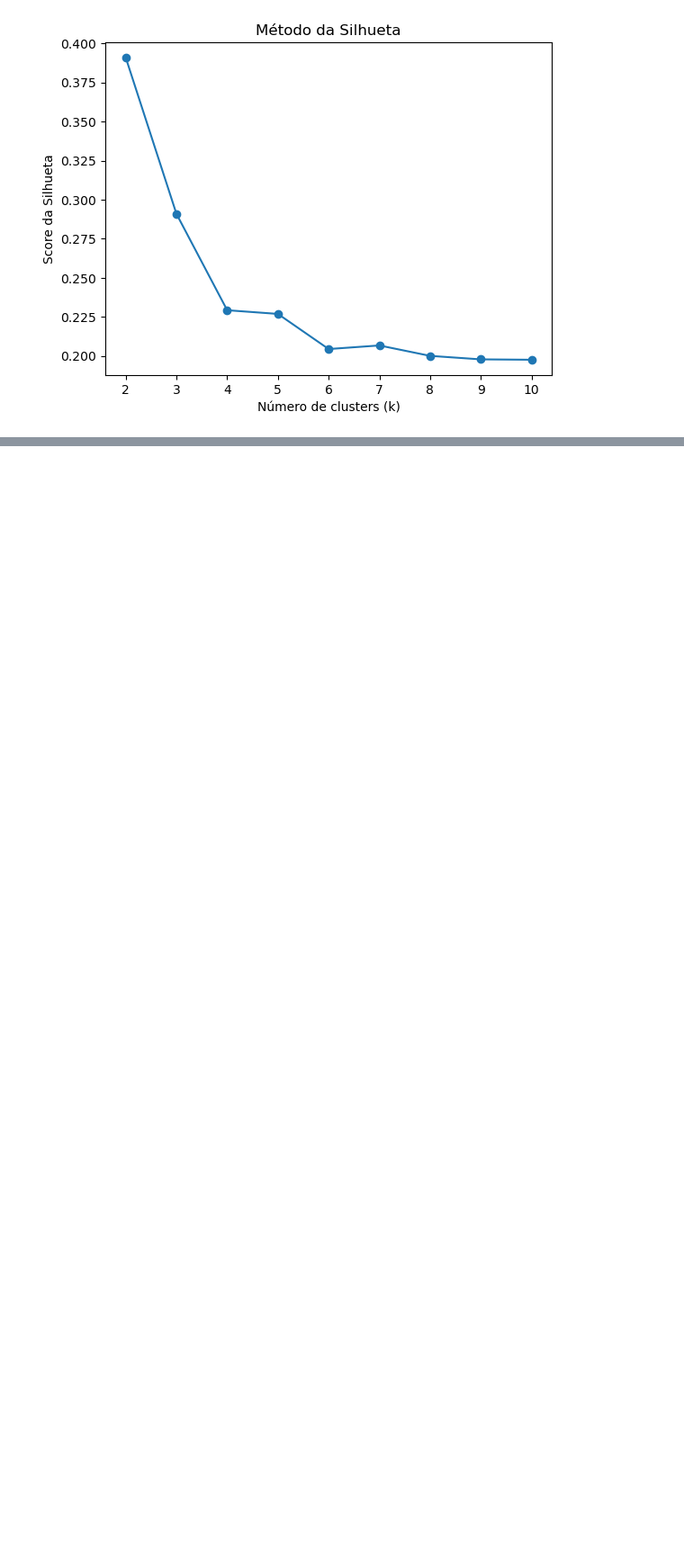
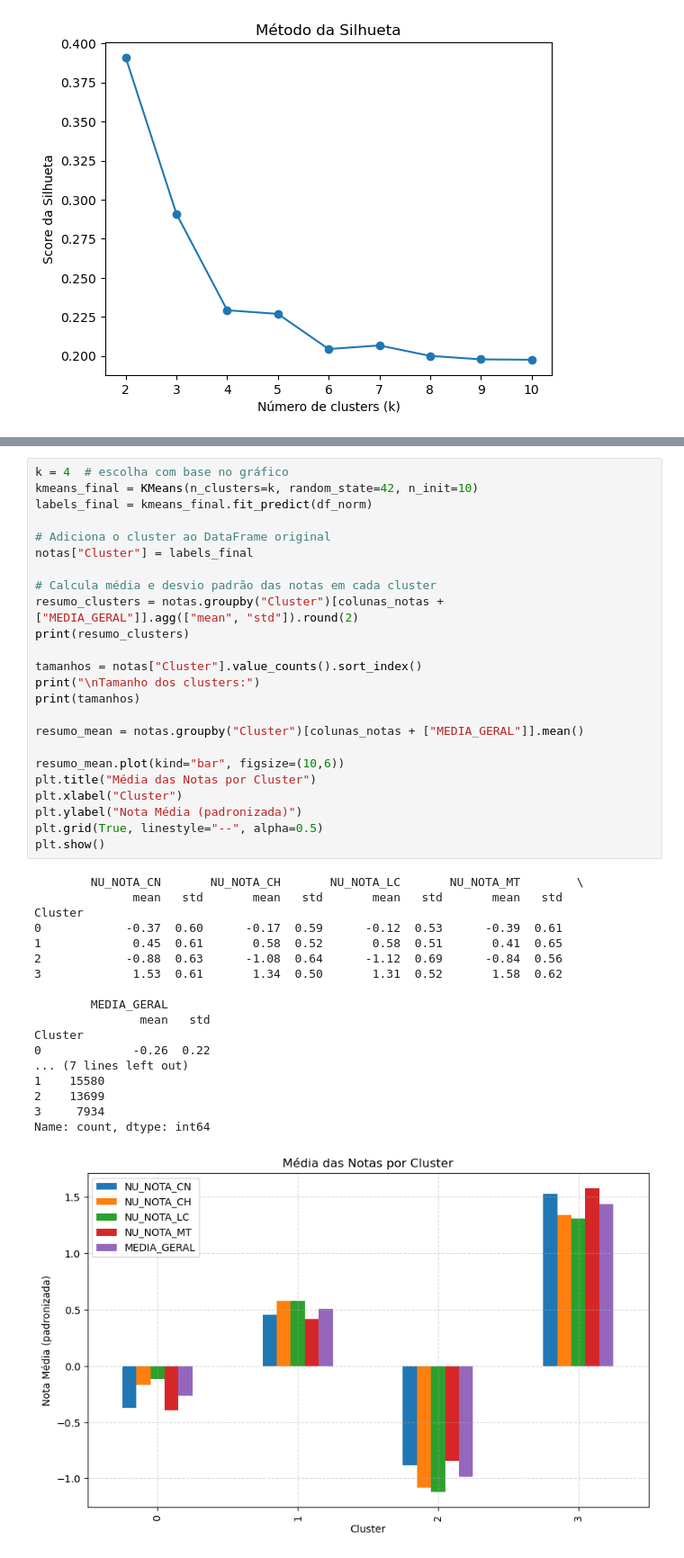
Before and after one commit to NandaLeal/TCC, a Jupyter notebook: TCC - FASE 3 .ipynb, the cells around one changed output, grey strips where cells are left out. Shown at 90% size. Saved outputs shown, nothing was run; the diff lists cells and outputs as text; blank space fills up the shorter version.

```diff
--- a/TCC - FASE 3 .ipynb
+++ b/TCC - FASE 3 .ipynb
@@ -542,0 +446,43 @@ plt.show()
+# %%
+k = 4  # escolha com base no gráfico
+kmeans_final = KMeans(n_clusters=k, random_state=42, n_init=10)
+labels_final = kmeans_final.fit_predict(df_norm)
+
+# Adiciona o cluster ao DataFrame original
+notas["Cluster"] = labels_final
+
+# Calcula média e desvio padrão das notas em cada cluster
+resumo_clusters = notas.groupby("Cluster")[colunas_notas + ["MEDIA_GERAL"]].agg(["mean", "std"]).round(2)
+print(resumo_clusters)
+
+tamanhos = notas["Cluster"].value_counts().sort_index()
+print("\nTamanho dos clusters:")
+print(tamanhos)
+
+resumo_mean = notas.groupby("Cluster")[colunas_notas + ["MEDIA_GERAL"]].mean()
+
+resumo_mean.plot(kind="bar", figsize=(10,6))
+plt.title("Média das Notas por Cluster")
+plt.xlabel("Cluster")
+plt.ylabel("Nota Média (padronizada)")
+plt.grid(True, linestyle="--", alpha=0.5)
+plt.show()
+# %% [output]
+        NU_NOTA_CN       NU_NOTA_CH       NU_NOTA_LC       NU_NOTA_MT        \
+              mean   std       mean   std       mean   std       mean   std
+Cluster
+0            -0.37  0.60      -0.17  0.59      -0.12  0.53      -0.39  0.61
+1             0.45  0.61       0.58  0.52       0.58  0.51       0.41  0.65
+2            -0.88  0.63      -1.08  0.64      -1.12  0.69      -0.84  0.56
+3             1.53  0.61       1.34  0.50       1.31  0.52       1.58  0.62
+
+        MEDIA_GERAL
+               mean   std
+Cluster
+0             -0.26  0.22
+... (7 lines left out)
+1    15580
+2    13699
+3     7934
+Name: count, dtype: int64
+[figure, added]
```
Also changed, not shown: parts of 4 cells of this notebook.
